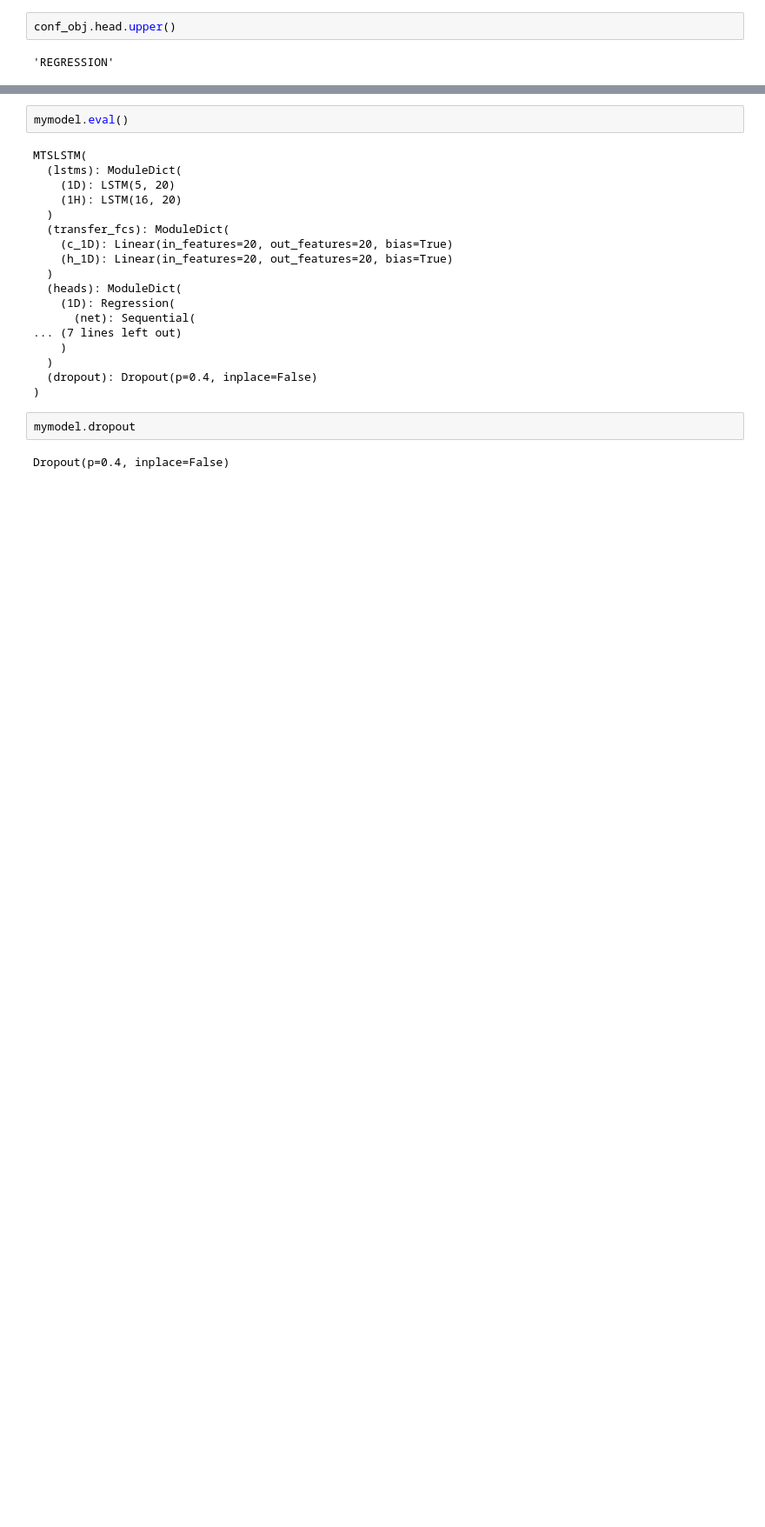
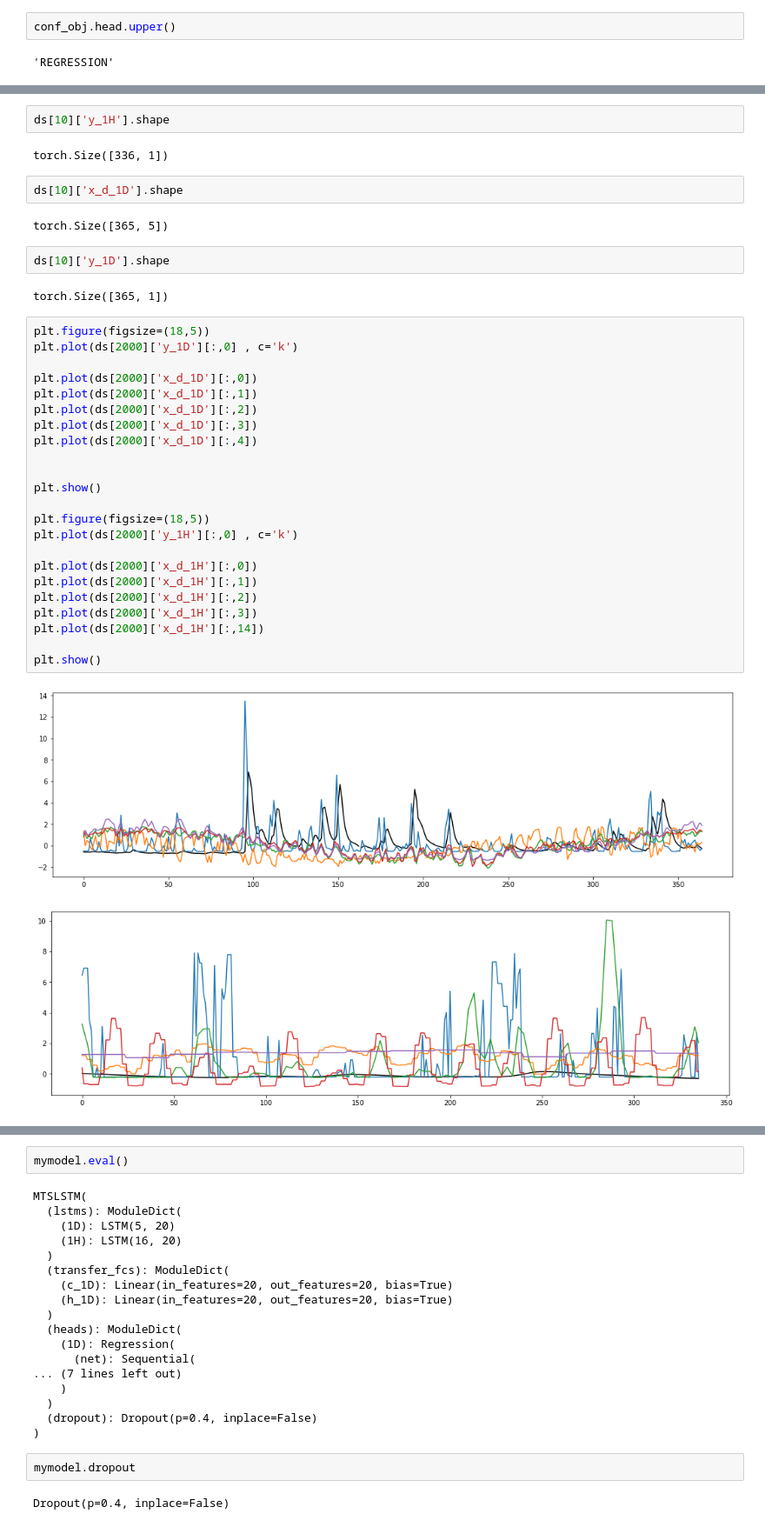
Before and after one commit to kramea/aibedo, a Jupyter notebook: TemporalModels/standalone/mts-lstm_models.ipynb, the cells around one changed output, grey strips where cells are left out. Shown at 87% size. Saved outputs shown, nothing was run; the diff lists cells and outputs as text; blank space fills up the shorter version.

```diff
--- a/TemporalModels/standalone/mts-lstm_models.ipynb
+++ b/TemporalModels/standalone/mts-lstm_models.ipynb
@@ -238,0 +570,38 @@ conf_obj.head.upper()
+# %%
+ds[10]['y_1H'].shape
+# %% [output]
+torch.Size([336, 1])
+# %%
+ds[10]['x_d_1D'].shape
+# %% [output]
+torch.Size([365, 5])
+# %%
+ds[10]['y_1D'].shape
+# %% [output]
+torch.Size([365, 1])
+# %%
+plt.figure(figsize=(18,5))
+plt.plot(ds[2000]['y_1D'][:,0] , c='k')
+
+plt.plot(ds[2000]['x_d_1D'][:,0])
+plt.plot(ds[2000]['x_d_1D'][:,1])
+plt.plot(ds[2000]['x_d_1D'][:,2])
+plt.plot(ds[2000]['x_d_1D'][:,3])
+plt.plot(ds[2000]['x_d_1D'][:,4])
+
+
+plt.show()
+
+plt.figure(figsize=(18,5))
+plt.plot(ds[2000]['y_1H'][:,0] , c='k')
+
+plt.plot(ds[2000]['x_d_1H'][:,0])
+plt.plot(ds[2000]['x_d_1H'][:,1])
+plt.plot(ds[2000]['x_d_1H'][:,2])
+plt.plot(ds[2000]['x_d_1H'][:,3])
+plt.plot(ds[2000]['x_d_1H'][:,14])
+
+plt.show()
+# %% [output]
+[figure, added]
+[figure, added]
```
Also changed, not shown: parts of 100 cells of this notebook, 33 other files.
